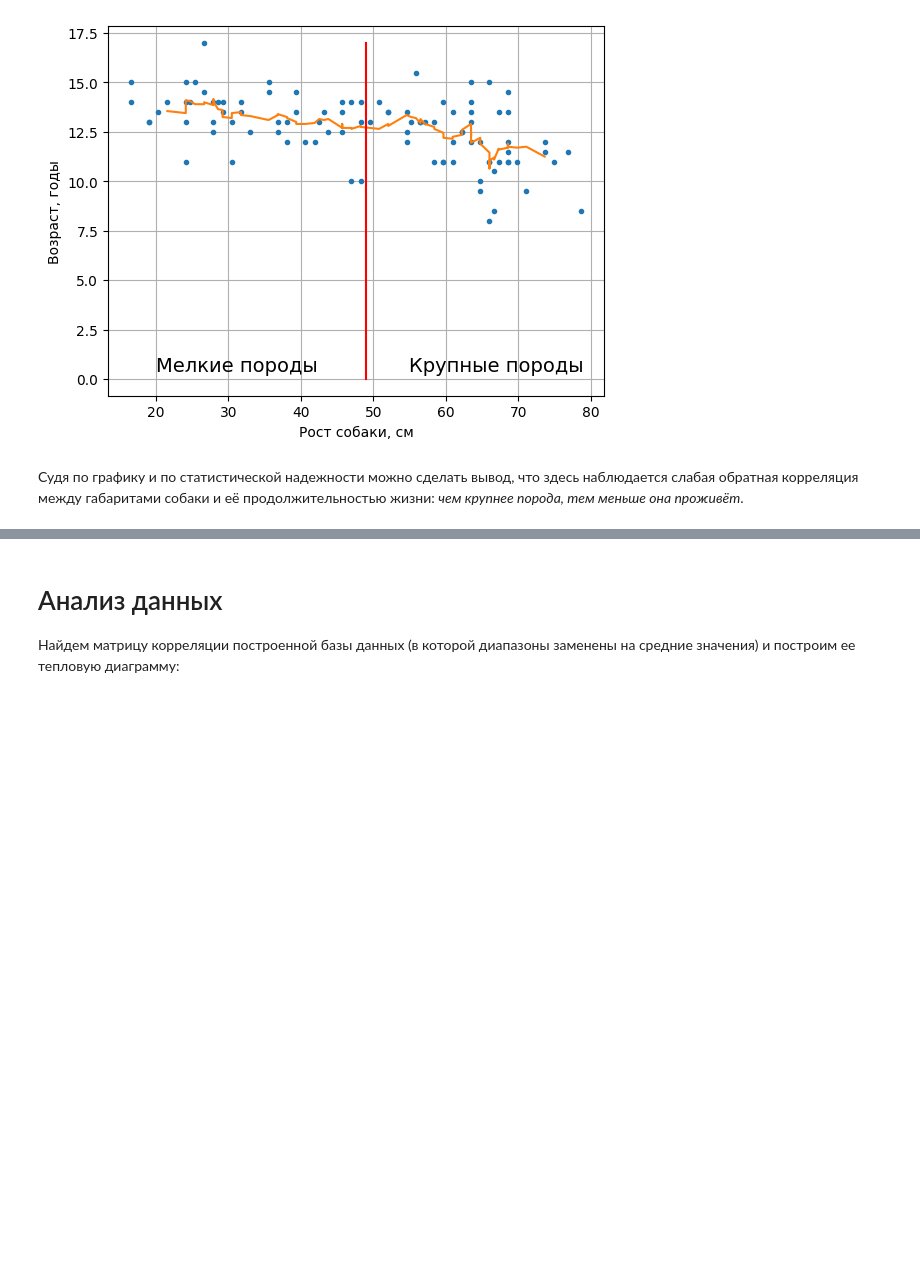
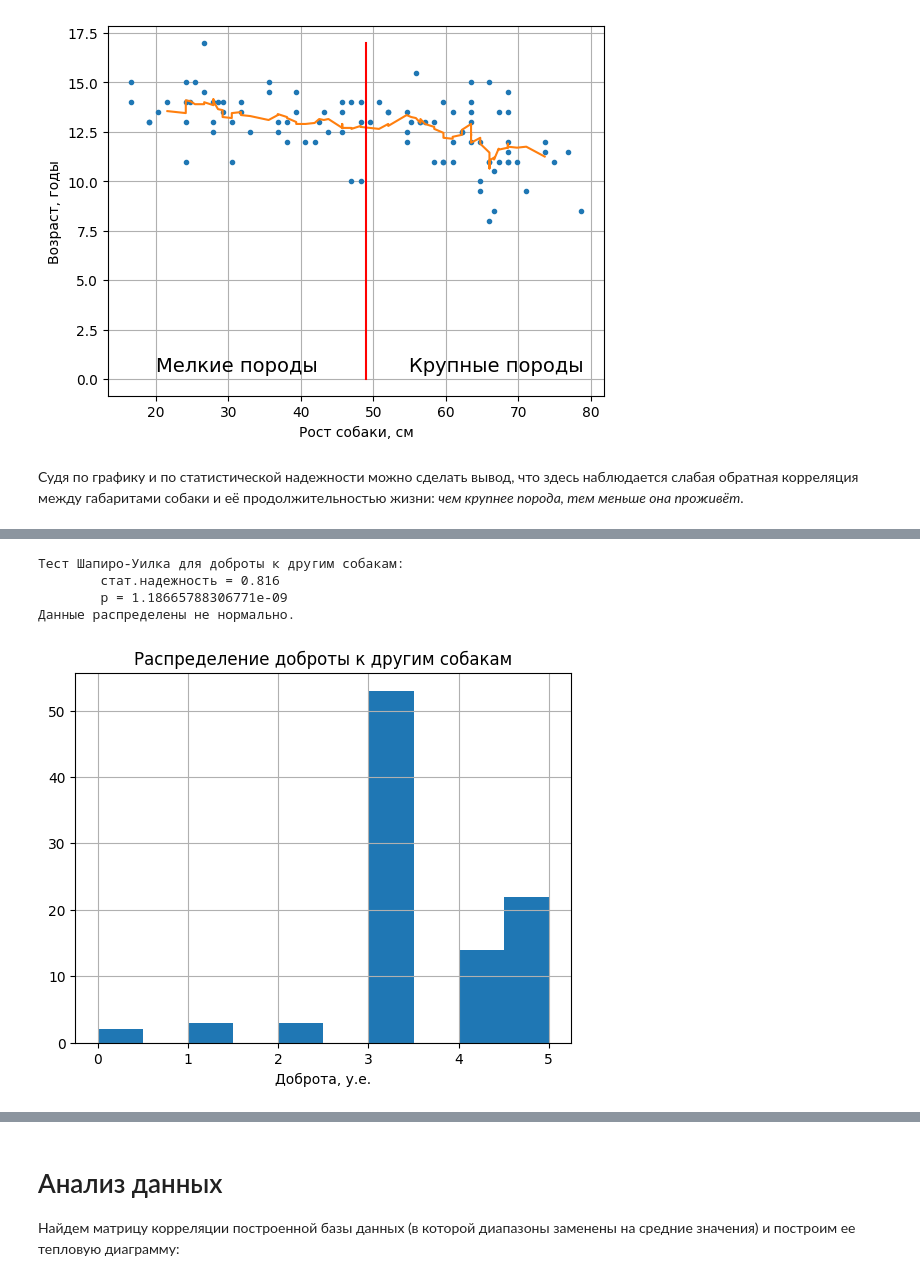
Before and after one commit to julproh/Analyz, a Jupyter notebook: Analiz_bazy_dannykh_porod_sobak.ipynb, the cells around one changed output, grey strips where cells are left out. Drawn from its saved outputs; the diff is of its cells as text; code cells hidden in the pictures; blank space fills up the shorter version.

```diff
--- a/Analiz_bazy_dannykh_porod_sobak.ipynb
+++ b/Analiz_bazy_dannykh_porod_sobak.ipynb
@@ -383,0 +413,8 @@ plt.show()
+# %%
+test_shapiro(df.good_with_other_dogs, "доброты к другим собакам", "Доброта, у.е.")
+# %% [output]
+Тест Шапиро-Уилка для доброты к другим собакам:
+        стат.надежность = 0.816
+        p = 1.18665788306771e-09
+Данные распределены не нормально.
+[figure, added]
```
Also changed, not shown: parts of 14 cells of this notebook.
